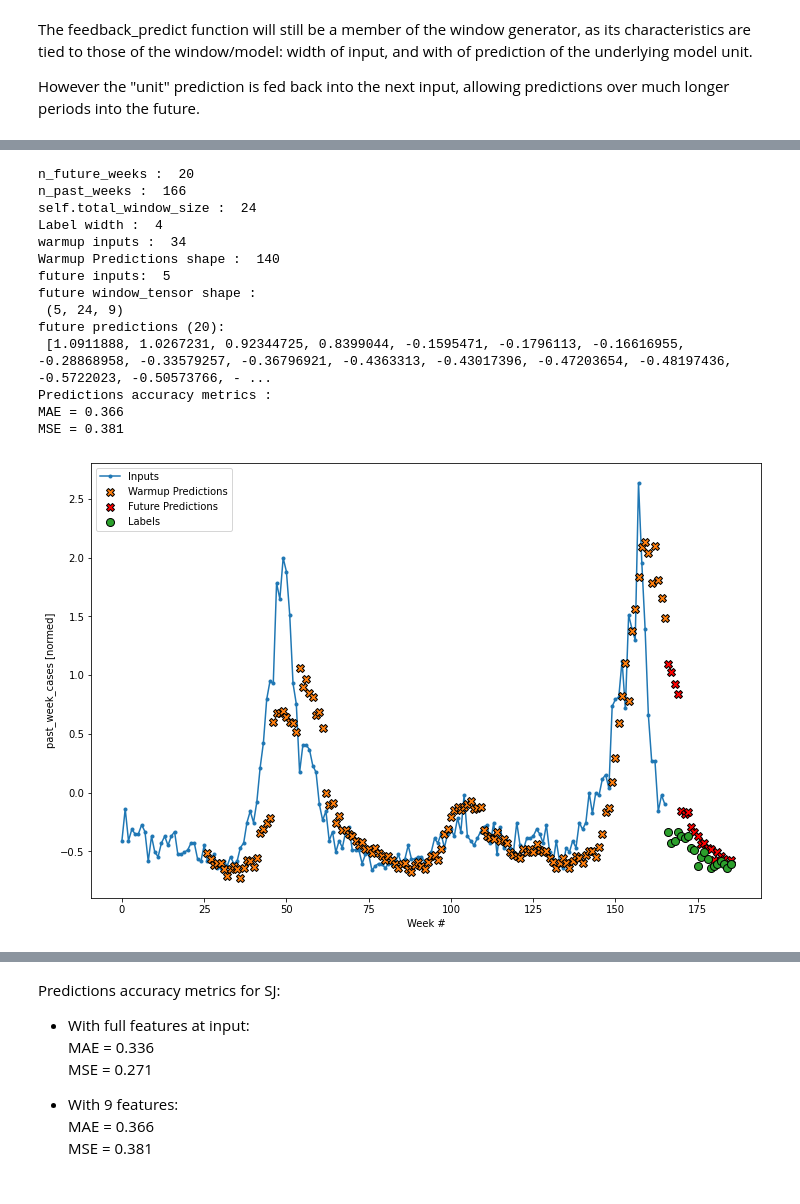
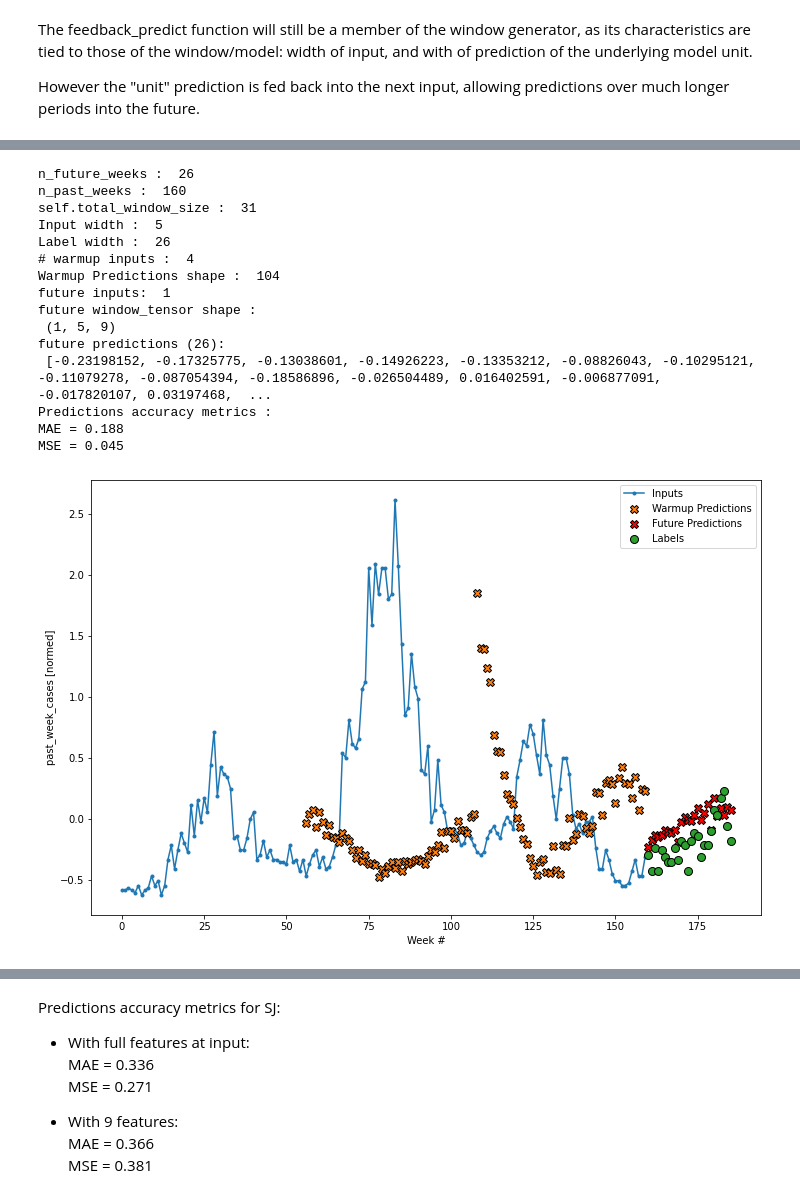
Before and after one commit to ManolisKar/DengAI, a Jupyter notebook: dengue_predictions.ipynb, the cells around one changed output, grey strips where cells are left out. Cells and saved outputs as stored; diff of their text form; code cells hidden in the pictures.

Commit message:
After cross-validation implementation. Still need to check that inputs-outputs are properly aligned for multi-output implementation.

```diff
--- a/dengue_predictions.ipynb
+++ b/dengue_predictions.ipynb
@@ -2472,0 +2674,34 @@ lstm_ManyWeeks_model_iq.save('saved_models/lstm_ManyWeeks_model_9feat_iq.h5')
+# %%
+n_input=5
+n_output=26
+
+lstm_ManyWeeks_model_sj = tf.keras.models.Sequential([
+    # Shape [batch, time, features] => [batch, time, lstm_units]
+    #tf.keras.layers.Bidirectional(
+    tf.keras.layers.LSTM(500, return_sequences=True),
+    keras.layers.Dropout(0.2),
+    tf.keras.layers.LSTM(100, return_sequences=False),
+    #tf.keras.layers.TimeDistributed(
+    tf.keras.layers.Dense(units=100, activation='relu'),
+    tf.keras.layers.Dense(units=50, activation='relu'),
+    tf.keras.layers.Dense(units=n_output)
+])
+
+sj_n_val=int(len(sj_train)/5.)
+sj_train_val=sj_train[:sj_n_val]
+sj_train_train=sj_train[sj_n_val:]
+lstm_ManyWeeks_window_sj = WindowGenerator(input_width=n_input,
+                                           label_width=n_output,
+                                           shift=n_output,
+                                           train_df=sj_train_train, val_df=sj_train_val,
+                                           label_columns=['past_week_cases'])
+
+lstm_ManyWeeks_model_sj.compile(loss=tf.losses.MeanAbsoluteError(),
+                                optimizer=tf.optimizers.Adam(),
+                                metrics=[tf.metrics.MeanAbsoluteError()])
+
+history = lstm_ManyWeeks_model_sj.fit(lstm_ManyWeeks_window_sj.train, epochs=MAX_EPOCHS,
+                                        validation_data=lstm_ManyWeeks_window_sj.val,
+                                        callbacks=[early_stopping],
+                                        verbose=0)
+print('SJ avg val loss : ', np.mean(history.history['val_loss']))
@@ -2608,18 +2944,19 @@ WindowGenerator.feedback_predict=feedback_predict
 # %%
-future_predictions_sj = lstm_ManyWeeks_window_sj.feedback_predict(sj_train_val, lstm_ManyWeeks_model_sj, n_future_weeks=20)
+future_predictions_sj = lstm_ManyWeeks_window_sj.feedback_predict(sj_train_val, lstm_ManyWeeks_model_sj, n_future_weeks=n_output)
 # %% [output]
-n_future_weeks :  20
-n_past_weeks :  166
-self.total_window_size :  24
-Label width :  4
-warmup inputs :  34
-Warmup Predictions shape :  140
-future inputs:  5
+n_future_weeks :  26
+n_past_weeks :  160
+self.total_window_size :  31
+Input width :  5
+Label width :  26
+# warmup inputs :  4
+Warmup Predictions shape :  104
+future inputs:  1
 future window_tensor shape :
- (5, 24, 9)
-future predictions (20):
- [1.0911888, 1.0267231, 0.92344725, 0.8399044, -0.1595471, -0.1796113, -0.16616955, -0.28868958, -0.33579257, -0.36796921, -0.4363313, -0.43017396, -0.47203654, -0.48197436, -0.5722023, -0.50573766, - ...
+ (1, 5, 9)
+future predictions (26):
+ [-0.23198152, -0.17325775, -0.13038601, -0.14926223, -0.13353212, -0.08826043, -0.10295121, -0.11079278, -0.087054394, -0.18586896, -0.026504489, 0.016402591, -0.006877091, -0.017820107, 0.03197468,  ...
 Predictions accuracy metrics :
-MAE = 0.366
-MSE = 0.381
+MAE = 0.188
+MSE = 0.045
-[figure, old version]
+[figure, new version]
```
Also changed, not shown: parts of 62 cells of this notebook.
